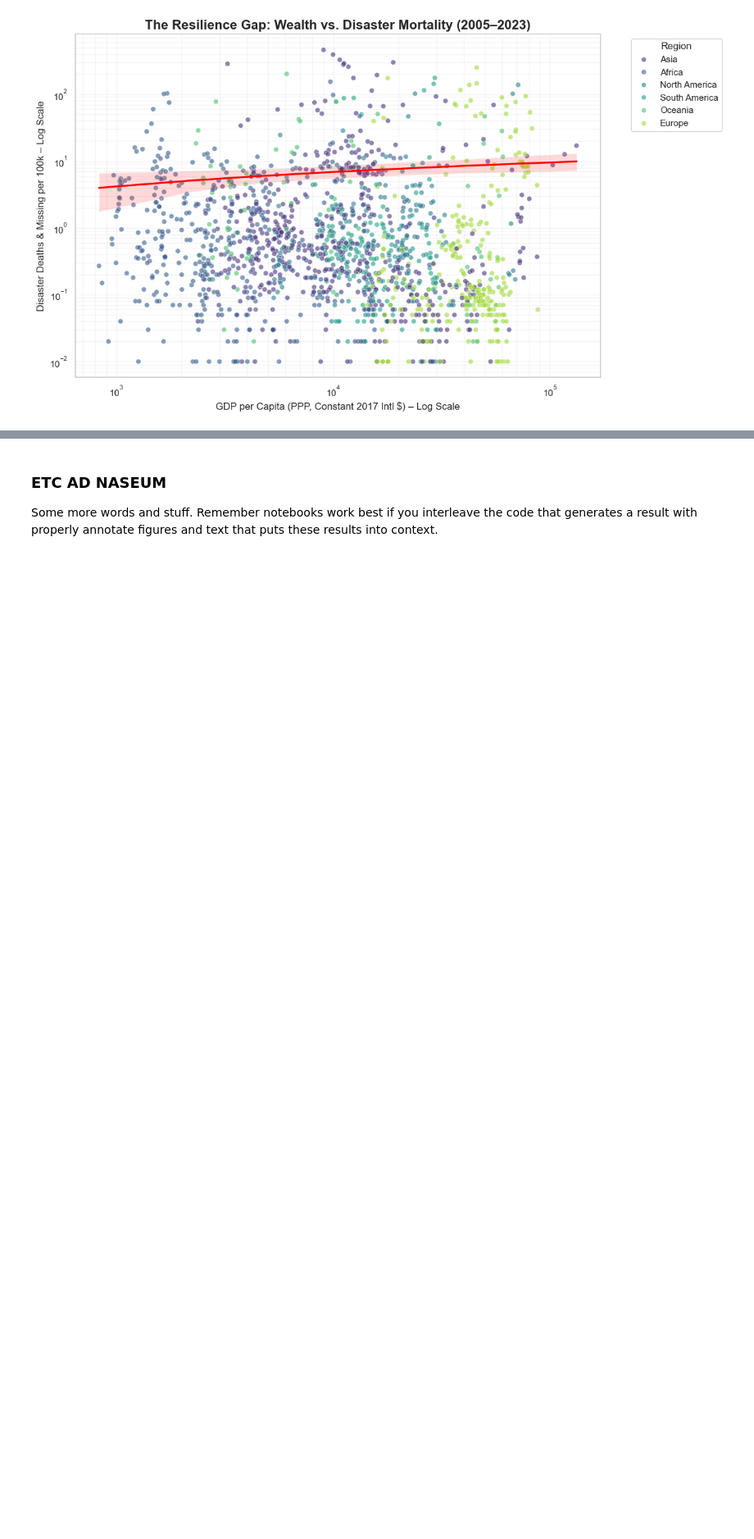
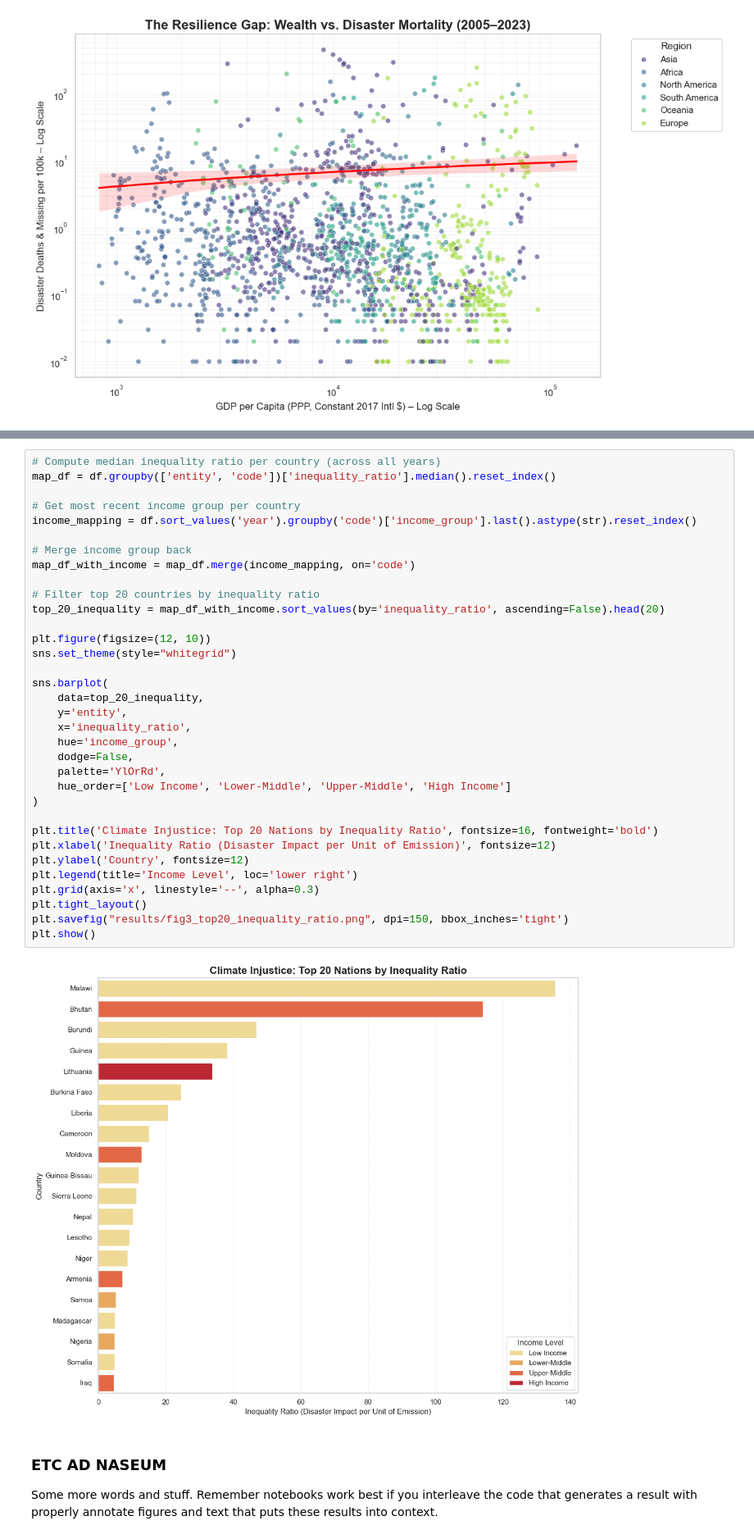
Before and after one commit to COGS108/Group133_WI26, a Jupyter notebook: 03-FinalProject.ipynb, the cells around one changed output, grey strips where cells are left out. Shown at 82% size. Saved outputs shown, nothing was run; the diff lists cells and outputs as text; blank space fills up the shorter version.

Commit message:
tweak top 20 nations by inequality and save

```diff
--- a/03-FinalProject.ipynb
+++ b/03-FinalProject.ipynb
@@ -332,3 +336,39 @@ plt.show()
+# %%
+# Compute median inequality ratio per country (across all years)
+map_df = df.groupby(['entity', 'code'])['inequality_ratio'].median().reset_index()
+
+# Get most recent income group per country
+income_mapping = df.sort_values('year').groupby('code')['income_group'].last().astype(str).reset_index()
+
+# Merge income group back
+map_df_with_income = map_df.merge(income_mapping, on='code')
+
+# Filter top 20 countries by inequality ratio
+top_20_inequality = map_df_with_income.sort_values(by='inequality_ratio', ascending=False).head(20)
+
+plt.figure(figsize=(12, 10))
+sns.set_theme(style="whitegrid")
+
+sns.barplot(
+    data=top_20_inequality,
+    y='entity',
+    x='inequality_ratio',
+    hue='income_group',
+    dodge=False,
+    palette='YlOrRd',
+    hue_order=['Low Income', 'Lower-Middle', 'Upper-Middle', 'High Income']
+)
+
+plt.title('Climate Injustice: Top 20 Nations by Inequality Ratio', fontsize=16, fontweight='bold')
+plt.xlabel('Inequality Ratio (Disaster Impact per Unit of Emission)', fontsize=12)
+plt.ylabel('Country', fontsize=12)
+plt.legend(title='Income Level', loc='lower right')
+plt.grid(axis='x', linestyle='--', alpha=0.3)
+plt.tight_layout()
+plt.savefig("results/fig3_top20_inequality_ratio.png", dpi=150, bbox_inches='tight')
+plt.show()
+# %% [output]
+[figure, added]
 # %% [markdown]
 ### ETC AD NASEUM
 
```
Also changed, not shown: parts of 3 cells of this notebook, 1 other file.
